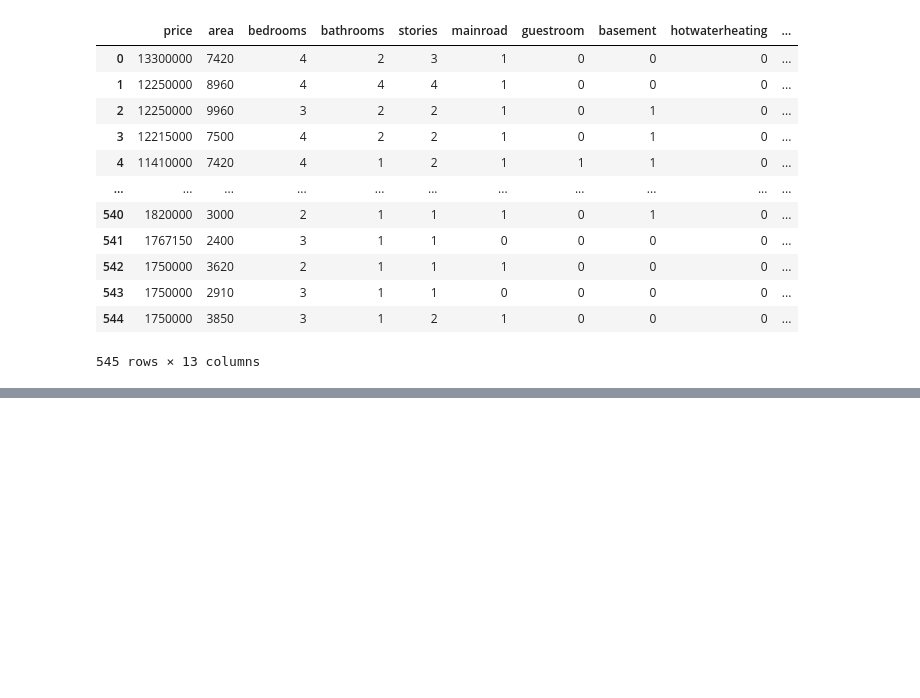
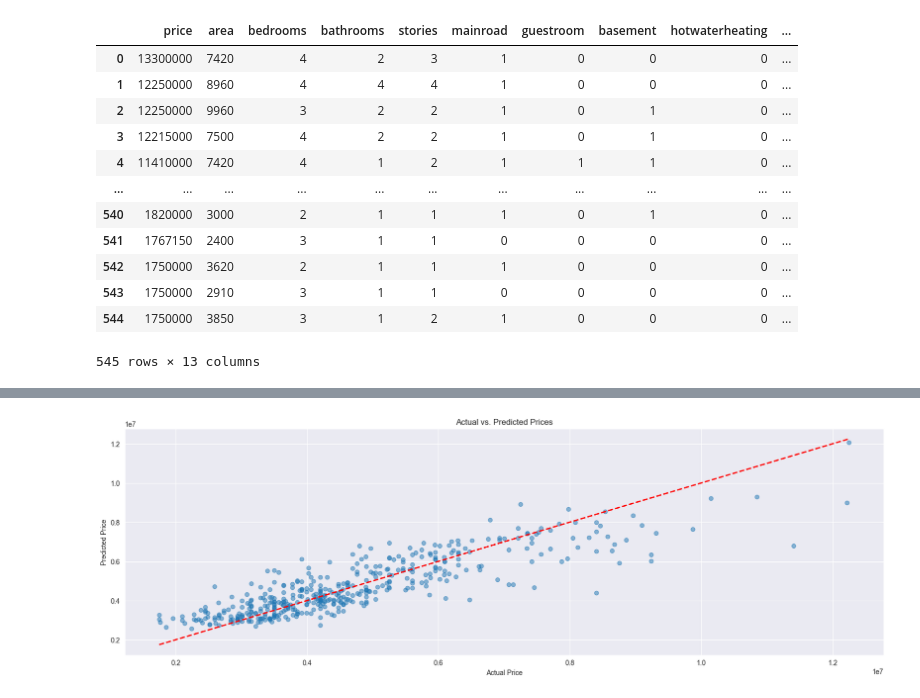
Before and after one commit to AraratDavtyan/Machine_Learning_Projects, a Jupyter notebook: House Pricing/House.ipynb, the cells around one changed output, grey strips where cells are left out. Saved outputs shown, nothing was run; the diff lists cells and outputs as text; code cells hidden in the pictures; blank space fills up the shorter version.

```diff
--- a/House Pricing/House.ipynb
+++ b/House Pricing/House.ipynb
@@ -291,0 +327,13 @@ plt.show()
+# %%
+# Plot Actual vs. Predicted Prices
+plt.figure(figsize=(20, 6))
+plt.scatter(y_train, y_test, alpha=0.5)
+plt.plot([y_train.min(), y_train.max()], [y_train.min(), y_train.max()], 'r--', lw=2)
+plt.xlabel('Actual Price')
+plt.ylabel('Predicted Price')
+plt.title('Actual vs. Predicted Prices')
+plt.grid(True)
+plt.savefig(r'D:\Machine Learning projects\House Pricing')
+plt.show()
+# %% [output]
+[figure, added]
```
Also changed, not shown: parts of 16 cells of this notebook, 3 other files.
